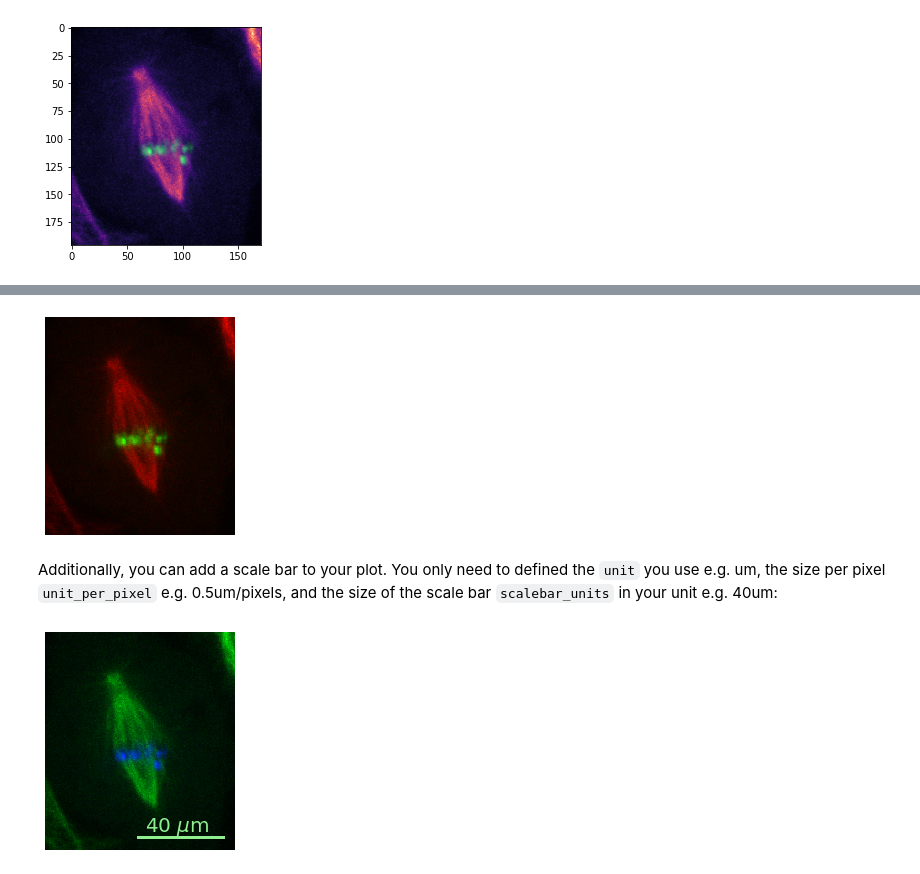
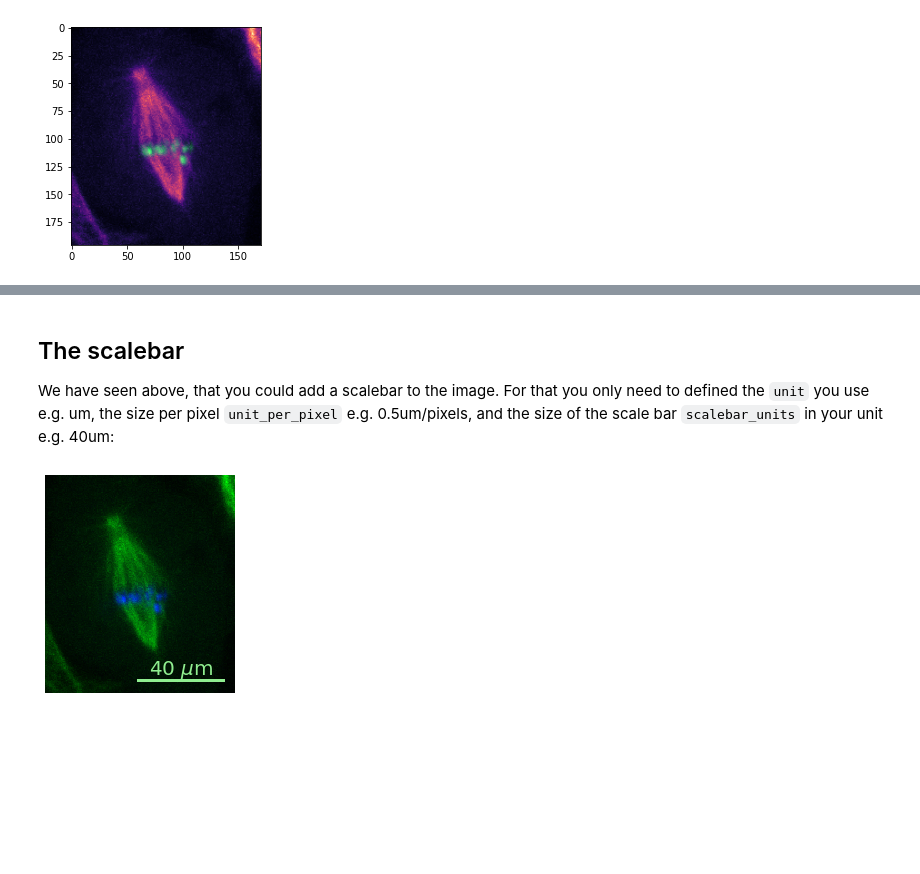
Before and after one commit to guiwitz/microfilm, a Jupyter notebook: notebooks/microplot_module.ipynb, the cells around one changed output, grey strips where cells are left out. Drawn from its saved outputs; the diff is of its cells as text; code cells hidden in the pictures; blank space fills up the shorter version.

Commit message:
update with Microimage object

````diff
--- a/notebooks/microplot_module.ipynb
+++ b/notebooks/microplot_module.ipynb
@@ -14,7 +16,7 @@ from microfilm import microplot
 
 Here we used the ```dataset``` module to load some data. This is not a requirement at all. Your images should simply be Numpy arrays and you can load them as you wish.
 # %%
-data = MultipageTIFF('../tests/test_folders/test_multipage_good')
+data = MultipageTIFF('../microfilm/dataset/tests/test_folders/test_multipage_good')
 # %%
 image1 = data.load_frame(data.channel_name[0], 0)
 image2 = data.load_frame(data.channel_name[1], 0)
@@ -91,12 +159,10 @@
-# %%
-microplot.microshow(images=multi_channel);
-# %% [output]
-[figure, removed]
 # %% [markdown]
-Additionally, you can add a scale bar to your plot. You only need to defined the ```unit``` you use e.g. um, the size per pixel ```unit_per_pixel``` e.g. 0.5um/pixels, and the size of the scale bar ```scalebar_units``` in your unit e.g. 40um:
+## The scalebar
+
+We have seen above, that you could add a scalebar to the image. For that you only need to defined the ```unit``` you use e.g. um, the size per pixel ```unit_per_pixel``` e.g. 0.5um/pixels, and the size of the scale bar ```scalebar_units``` in your unit e.g. 40um:
 # %%
-fig, ax = microplot.microshow(images=multi_channel, cmaps=['pure_green', 'pure_blue'],
+microim = microplot.microshow(images=multi_channel, cmaps=['pure_green', 'pure_blue'],
                               scalebar=True, unit='um', unit_per_pix=0.5, scalebar_units=40,
                               scale_text_centered=True, scale_color='lightgreen', scale_font_size=20);
 # %% [output]
-[figure, old version]
+[figure, new version]
````
Also changed, not shown: parts of 32 cells of this notebook.
